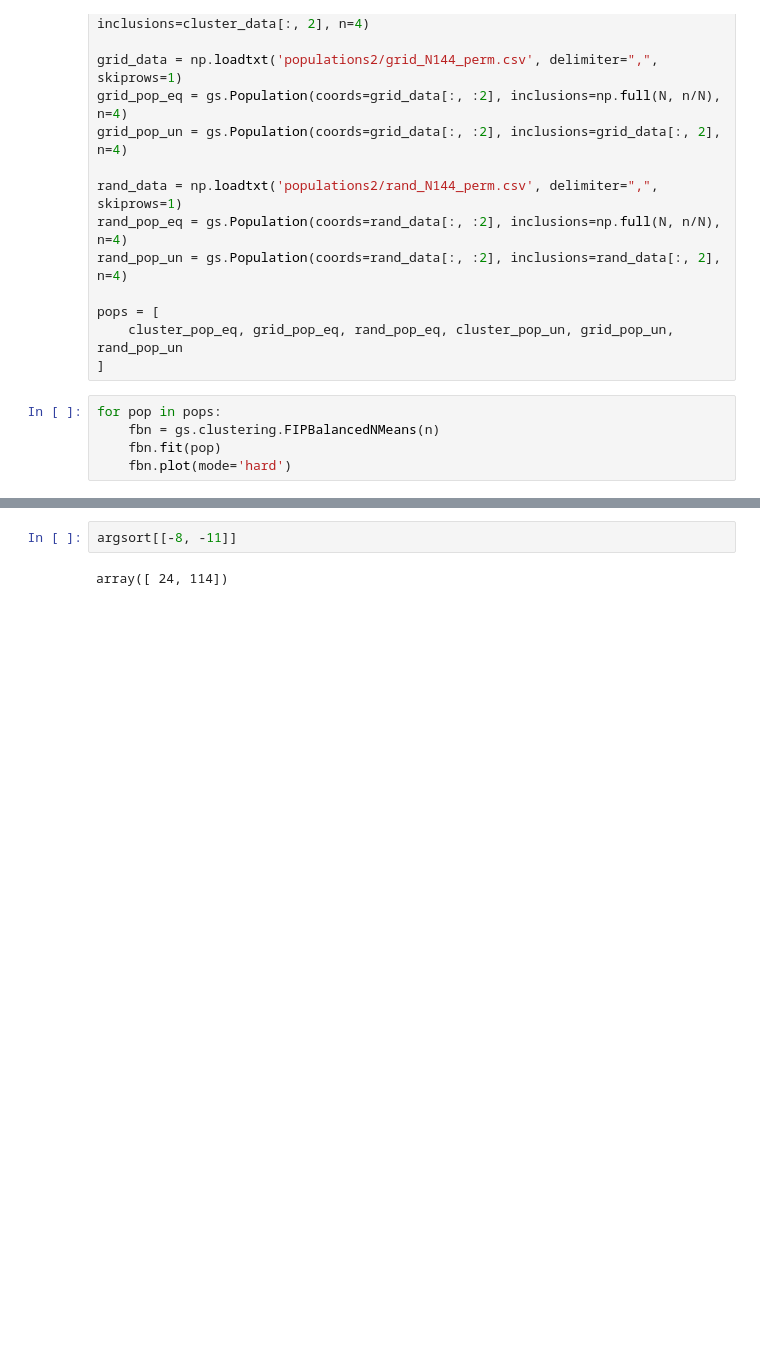
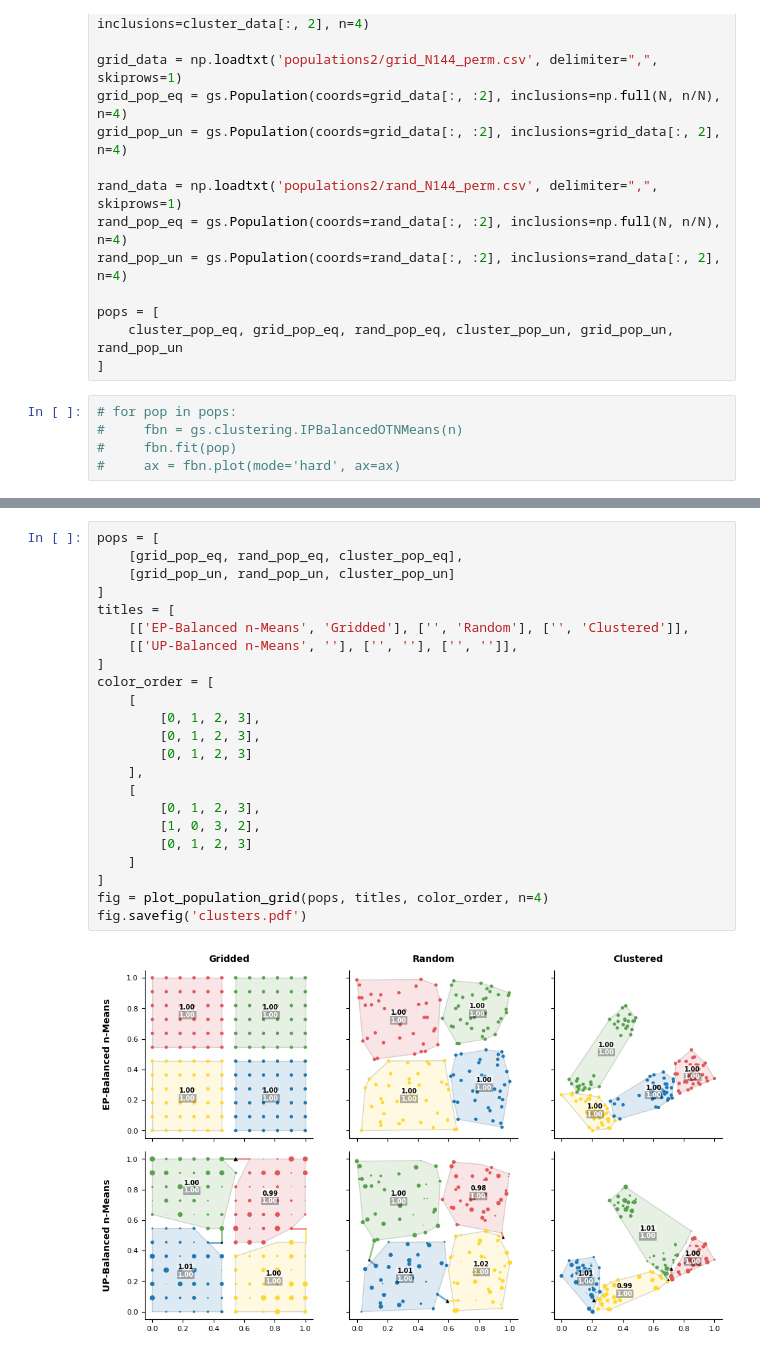
Before and after one commit to mehdimhb/graphical-sampling, a Jupyter notebook: plot.ipynb, the cells around one changed output, grey strips where cells are left out. Saved outputs shown, nothing was run; the diff lists cells and outputs as text; blank space fills up the shorter version.

```diff
--- a/plot.ipynb
+++ b/plot.ipynb
@@ -22,7 +24,7 @@ pops = [
     cluster_pop_eq, grid_pop_eq, rand_pop_eq, cluster_pop_un, grid_pop_un, rand_pop_un
 ]
 # %%
-for pop in pops:
-    fbn = gs.clustering.FIPBalancedNMeans(n)
-    fbn.fit(pop)
-    fbn.plot(mode='hard')
+# for pop in pops:
+#     fbn = gs.clustering.IPBalancedOTNMeans(n)
+#     fbn.fit(pop)
+#     ax = fbn.plot(mode='hard', ax=ax)
@@ -46,4 +379,25 @@ ax.scatter(*points.T, c='black', s=100)
-# %%
-argsort[[-8, -11]]
-# %% [output]
-array([ 24, 114])
+# %%
+pops = [
+    [grid_pop_eq, rand_pop_eq, cluster_pop_eq],
+    [grid_pop_un, rand_pop_un, cluster_pop_un]
+]
+titles = [
+    [['EP-Balanced n-Means', 'Gridded'], ['', 'Random'], ['', 'Clustered']],
+    [['UP-Balanced n-Means', ''], ['', ''], ['', '']],
+]
+color_order = [
+    [
+        [0, 1, 2, 3],
+        [0, 1, 2, 3],
+        [0, 1, 2, 3]
+    ],
+    [
+        [0, 1, 2, 3],
+        [1, 0, 3, 2],
+        [0, 1, 2, 3]
+    ]
+]
+fig = plot_population_grid(pops, titles, color_order, n=4)
+fig.savefig('clusters.pdf')
+# %% [output]
+[figure, added]
```
Also changed, not shown: parts of 4 cells of this notebook, 30 other files.
